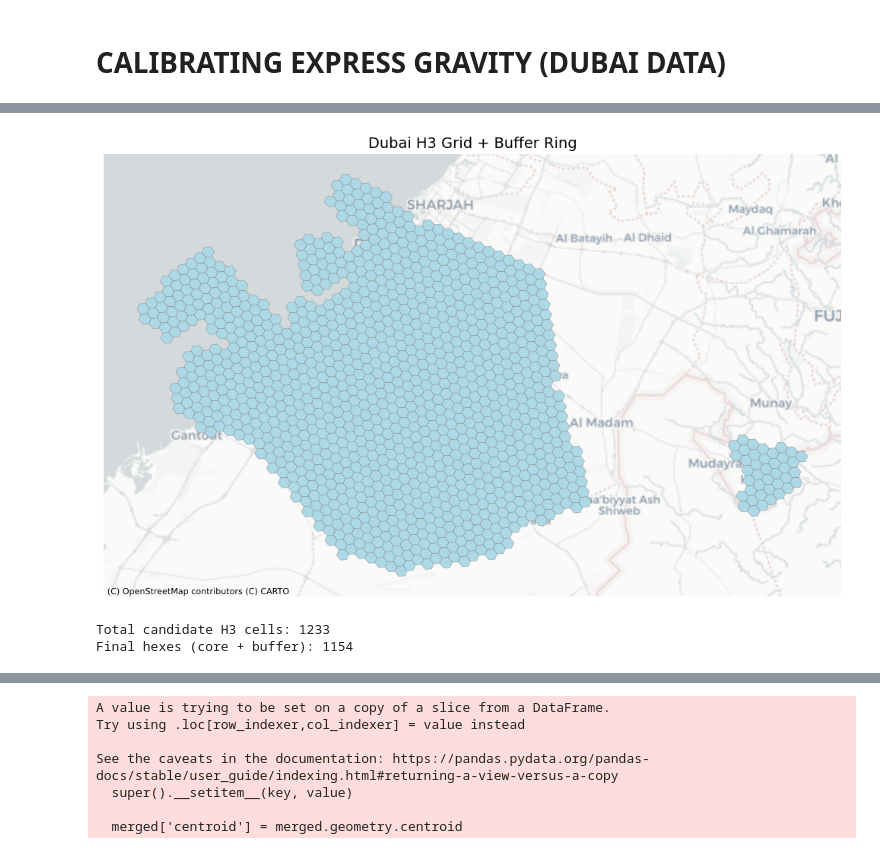
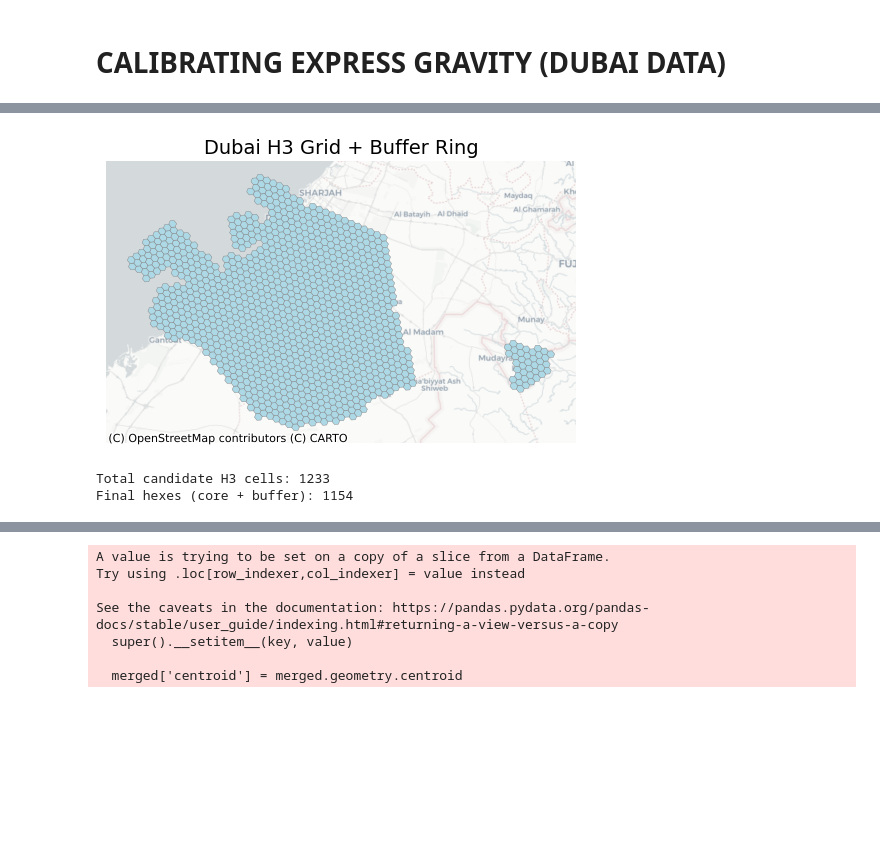
Before and after one commit to javad-e/delivery-tunnels, a Jupyter notebook: Gravity Model Calibration.ipynb, the cells around one changed output, grey strips where cells are left out. Saved outputs shown, nothing was run; the diff lists cells and outputs as text; code cells hidden in the pictures; blank space fills up the shorter version.

```diff
--- a/Gravity Model Calibration.ipynb
+++ b/Gravity Model Calibration.ipynb
@@ -40,13 +39,6 @@ print(raw_df)
 
 [100000 rows x 4 columns]
 # %%
-import geopandas as gpd
-from shapely.geometry import Polygon
-import h3
-import pandas as pd
-import matplotlib.pyplot as plt
-import contextily as ctx
-
 # --- Step 1: Load and prepare Dubai geometry ---
 gdf = gpd.read_file("dubai.geojson")
 if gdf.crs != "EPSG:4326":
@@ -94,34 +86,34 @@ intersecting_hexes = candidate_gdf[candidate_gdf.geometry.intersects(geometry)]
 # Create GeoDataFrame for buffer hexes
 # extra_polygons = [
 #     Polygon([(lng, lat) for lat, lng in h3.cell_to_boundary(cell)])
 #     for cell in intersecting_hexes
 # ]
 # extra_gdf = gpd.GeoDataFrame(
 #     {'h3_index': list(intersecting_hexes), 'geometry': extra_polygons},
 #     crs='EPSG:4326'
 # )
 
 # # Combine core and buffer hexes
 # intersecting_hexes = pd.concat([intersecting_hexes, extra_gdf], ignore_index=True)
 
 # --- Step 5: Reproject to Web Mercator for basemap ---
 intersecting_hexes_3857 = intersecting_hexes.to_crs(epsg=3857)
 
 # --- Step 6: Plot with basemap ---
-fig, ax = plt.subplots(figsize=(10, 10))
+fig, ax = plt.subplots(figsize=(5, 5))
 intersecting_hexes_3857.plot(
     ax=ax, edgecolor='gray', facecolor='lightblue', linewidth=0.3
 )
 ctx.add_basemap(ax, source=ctx.providers.CartoDB.Positron)  # Add clean street basemap
 ax.set_axis_off()
 plt.title("Dubai H3 Grid + Buffer Ring", fontsize=14)
 plt.tight_layout()
 plt.show()
 
 # --- Optional: Summary ---
 print(f"Total candidate H3 cells: {len(all_candidate_cells)}")
 print(f"Final hexes (core + buffer): {len(intersecting_hexes)}")
 # %% [output]
-[figure, old version]
+[figure, new version]
 Total candidate H3 cells: 1233
 Final hexes (core + buffer): 1154
```
Also changed, not shown: parts of 26 cells of this notebook, 40 other files.
